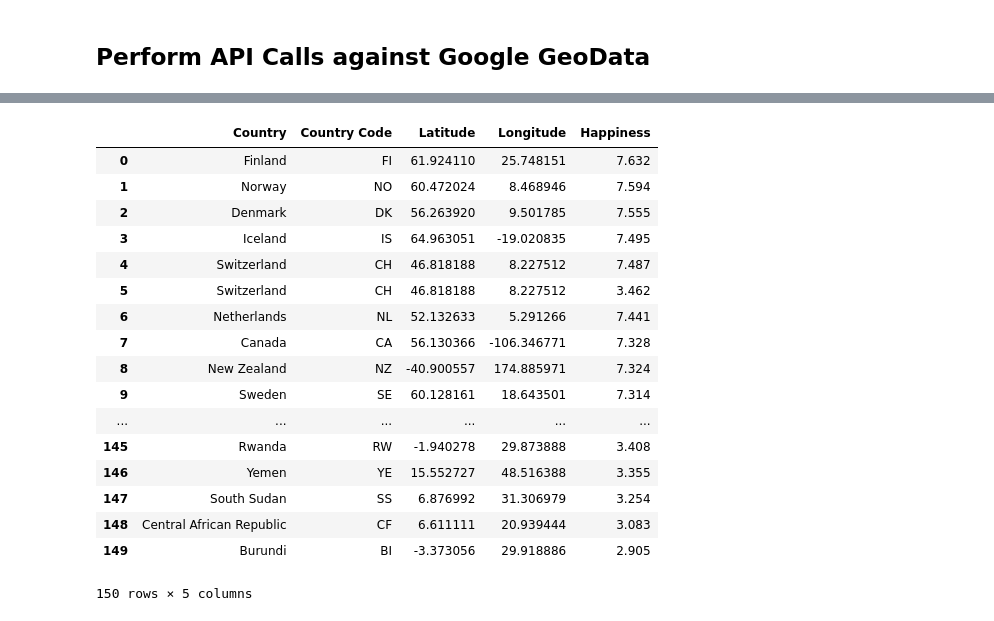
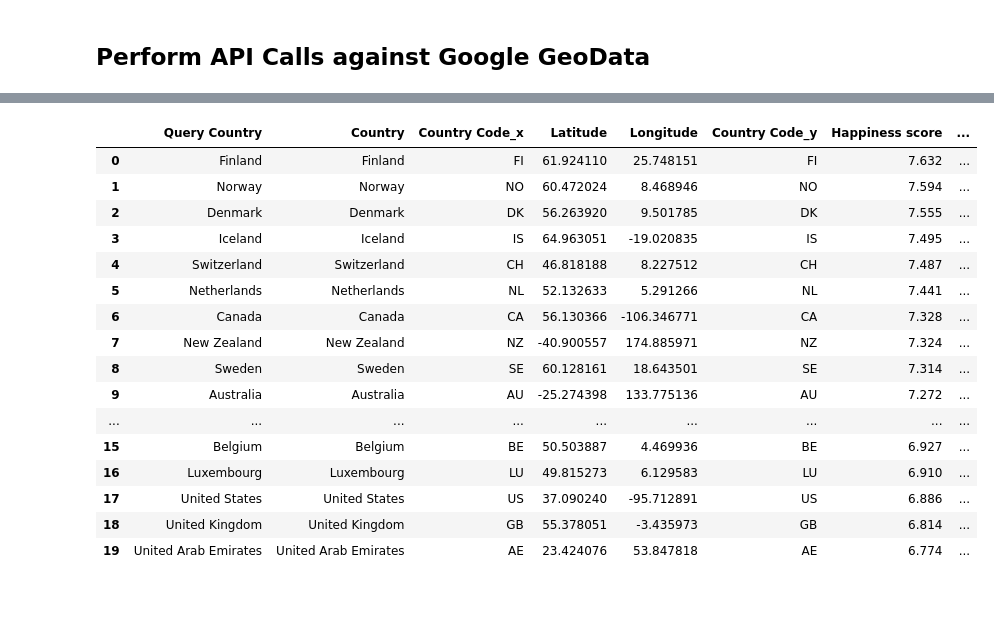
Before and after one commit to 4d4m43/DrinkAndBeHapPY, a Jupyter notebook: libs/vis1_happinessheat.ipynb, the cells around one changed output, grey strips where cells are left out. Drawn from its saved outputs; the diff is of its cells as text; code cells hidden in the pictures.

```diff
--- a/libs/vis1_happinessheat.ipynb
+++ b/libs/vis1_happinessheat.ipynb
@@ -132,6 +132,7 @@ list_countries
 ## Perform API Calls against Google GeoData
 # %%
 #set up empty lists for API calls to fill
+query_country = []
 country_name = []
 country_code = []
 lat = []
@@ -140,8 +141,8 @@ lng = []
 #sets up test country list to prototype with first 20
 test_countries = list_countries[0:20]
 
-for counter, country in enumerate(list_countries, 1):
-#for counter, country in enumerate(test_countries, 1):
+#for counter, country in enumerate(list_countries, 1):
+for counter, country in enumerate(test_countries, 1):
     print (f"{counter} for {country}")
     query_url = "https://maps.googleapis.com/maps/api/geocode/json?" + "address=" + country + "&key=" + gkey
     geo_data = requests.get(query_url).json()
@@ -151,12 +152,14 @@ for counter, country in enumerate(list_countries, 1):
     #print(f"{gkey}")
 
     #append country name, country code, lat/long information to lists
+    query_country.append(country)
     country_name.append(geo_data["results"][0]["address_components"][0]["long_name"])
     country_code.append(geo_data["results"][0]["address_components"][0]["short_name"])
     lat.append(geo_data["results"][0]["geometry"]["location"]["lat"])
     lng.append(geo_data["results"][0]["geometry"]["location"]["lng"])
 
 
+print(query_country)
 print(country_code)
 print(country_name)
 print(lat)
@@ -194,7 +197,7 @@ print(lng)
 [25.7481511, 8.468945999999999, 9.501785, -19.020835, 8.227511999999999, 5.291265999999999, -106.346771, 174.885971, 18.643501, 133.775136, 34.851612, 14.550072, -83.753428, -7.692053599999999, 10.451 ...
 # %%
 #create a dataframe to store all the cities and countries generated with citipy
-lat_lngs_df = pd.DataFrame({'Country':country_name, 'Country Code':country_code, 'Latitude':lat, 'Longitude':lng})
+lat_lngs_df = pd.DataFrame({'Query Country': query_country, 'Country':country_name, 'Country Code':country_code, 'Latitude':lat, 'Longitude':lng})
 #print(city_exists)
 #print(cloudiness)
 #print(country_code)
@@ -205,8 +208,10 @@ lat_lngs_df = pd.DataFrame({'Country':country_name, 'Country Code':country_code,
 #print(max_temp)
 #print(windspeed)
 
-lat_lngs_df[0:29]
-lat_lngs_df[30:69]
-lat_lngs_df[70:100]
-lat_lngs_df[101:156]
+#lat_lngs_df[0:29]
+#lat_lngs_df[30:69]
+#lat_lngs_df[70:100]
+#lat_lngs_df[101:156]
+
+lat_lngs_df
 # %% [output]
@@ -230,9 +235,10 @@ lat_lngs_df[101:156]
 # %%
 #Fixing Country Codes
 #Ireland, Taiwan Province, Northern Cyprus, Brazzaville, Jordan
-#lat_lngs_df.at[13, 'Country Code'] = "IE" #Ireland is IE in happiness csv
+lat_lngs_df.at[13, 'Country Code'] = "IE" #Ireland is IE in happiness csv
 #lat_lngs_df.at[25, 'Country Code'] = "SY" #Taiwan Province is SY in happiness csv
 lat_lngs_df.at[57, 'Country Code'] = "NF" #Northern Cyprus is NF in happiness csv
 #lat_lngs_df.at[113, 'Country Code'] = "CG" #Brazzaville is  in happiness csv
-lat_lngs_df[50:90]
+#lat_lngs_df[50:90]
+lat_lngs_df
 # %% [output]
@@ -256,37 +262,36 @@ lat_lngs_df[50:90]
 # %%
 #merge lat_lngs_df with happiness_df
 
 happiness_complete = pd.merge(
-    lat_lngs_df, df_happy, how="inner", on=["Country Code", "Country Code"])
+    lat_lngs_df, df_happy, how="inner", on=["Country", "Country"])
 
 #happiness_complete = [happiness_complete.iloc[:,0:5]]
 
 happiness_complete
 
-del happiness_complete['Country_y'], happiness_complete['Whisker-high'],happiness_complete['Whisker-low'],happiness_complete['Unnamed: 12'],happiness_complete['Explained by: Perceptions of corruption'],happiness_complete['Explained by: Generosity'], happiness_complete['Explained by: Freedom to make life choices'],happiness_complete['Explained by: Healthy life expectancy'], happiness_complete['Explained by: Social support'], happiness_complete['Explained by: GDP per capita'], happiness_complete['Dystopia (1.92) + residual']
-happiness_complete.rename(columns={'Country_x': 'Country'}, inplace=True)
-happiness_complete.rename(columns={'Happiness score': 'Happiness'}, inplace=True)
+#del happiness_complete['Country_y'], happiness_complete['Whisker-high'],happiness_complete['Whisker-low'],happiness_complete['Unnamed: 12'],happiness_complete['Explained by: Perceptions of corruption'],happiness_complete['Explained by: Generosity'], happiness_complete['Explained by: Freedom to make life choices'],happiness_complete['Explained by: Healthy life expectancy'], happiness_complete['Explained by: Social support'], happiness_complete['Explained by: GDP per capita'], happiness_complete['Dystopia (1.92) + residual']
+#happiness_complete.rename(columns={'Country_x': 'Country'}, inplace=True)
+#happiness_complete.rename(columns={'Happiness score': 'Happiness'}, inplace=True)
 
-happiness_complete
+#happiness_complete
 # %% [output]
-|  | Country | Country Code | Latitude | Longitude | Happiness |
-| 0 | Finland | FI | 61.924110 | 25.748151 | 7.632 |
-| 1 | Norway | NO | 60.472024 | 8.468946 | 7.594 |
-| 2 | Denmark | DK | 56.263920 | 9.501785 | 7.555 |
-| 3 | Iceland | IS | 64.963051 | -19.020835 | 7.495 |
-| 4 | Switzerland | CH | 46.818188 | 8.227512 | 7.487 |
-| 5 | Switzerland | CH | 46.818188 | 8.227512 | 3.462 |
-| 6 | Netherlands | NL | 52.132633 | 5.291266 | 7.441 |
-| 7 | Canada | CA | 56.130366 | -106.346771 | 7.328 |
-| 8 | New Zealand | NZ | -40.900557 | 174.885971 | 7.324 |
-| 9 | Sweden | SE | 60.128161 | 18.643501 | 7.314 |
-| ... | ... | ... | ... | ... | ... |
-| 145 | Rwanda | RW | -1.940278 | 29.873888 | 3.408 |
-| 146 | Yemen | YE | 15.552727 | 48.516388 | 3.355 |
-| 147 | South Sudan | SS | 6.876992 | 31.306979 | 3.254 |
-| 148 | Central African Republic | CF | 6.611111 | 20.939444 | 3.083 |
-| 149 | Burundi | BI | -3.373056 | 29.918886 | 2.905 |
+|  | Query Country | Country | Country Code_x | Latitude | Longitude | Country Code_y | Happiness score | ... |
+| 0 | Finland | Finland | FI | 61.924110 | 25.748151 | FI | 7.632 | ... |
+| 1 | Norway | Norway | NO | 60.472024 | 8.468946 | NO | 7.594 | ... |
+| 2 | Denmark | Denmark | DK | 56.263920 | 9.501785 | DK | 7.555 | ... |
+| 3 | Iceland | Iceland | IS | 64.963051 | -19.020835 | IS | 7.495 | ... |
+| 4 | Switzerland | Switzerland | CH | 46.818188 | 8.227512 | CH | 7.487 | ... |
+| 5 | Netherlands | Netherlands | NL | 52.132633 | 5.291266 | NL | 7.441 | ... |
+| 6 | Canada | Canada | CA | 56.130366 | -106.346771 | CA | 7.328 | ... |
+| 7 | New Zealand | New Zealand | NZ | -40.900557 | 174.885971 | NZ | 7.324 | ... |
+| 8 | Sweden | Sweden | SE | 60.128161 | 18.643501 | SE | 7.314 | ... |
+| 9 | Australia | Australia | AU | -25.274398 | 133.775136 | AU | 7.272 | ... |
+| ... | ... | ... | ... | ... | ... | ... | ... | ... |
+| 15 | Belgium | Belgium | BE | 50.503887 | 4.469936 | BE | 6.927 | ... |
+| 16 | Luxembourg | Luxembourg | LU | 49.815273 | 6.129583 | LU | 6.910 | ... |
+| 17 | United States | United States | US | 37.090240 | -95.712891 | US | 6.886 | ... |
+| 18 | United Kingdom | United Kingdom | GB | 55.378051 | -3.435973 | GB | 6.814 | ... |
+| 19 | United Arab Emirates | United Arab Emirates | AE | 23.424076 | 53.847818 | AE | 6.774 | ... |
-150 rows × 5 columns
 # %%
 # Store 'Lat' and 'Lng' into  locations
 locations = happiness_complete[["Latitude", "Longitude"]].astype(float)
```
Also changed, not shown: parts of 5 cells of this notebook, 1 other file.
